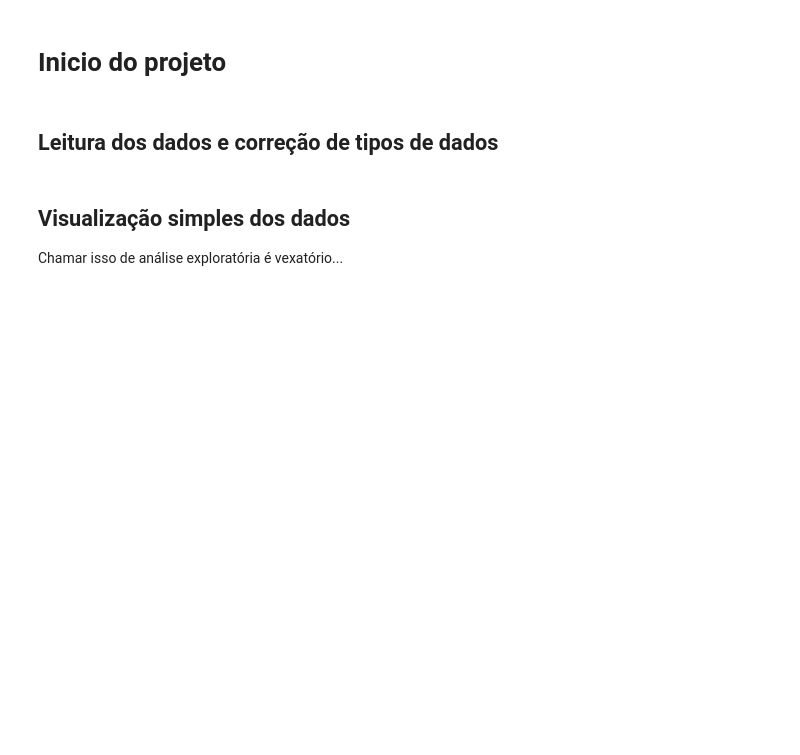
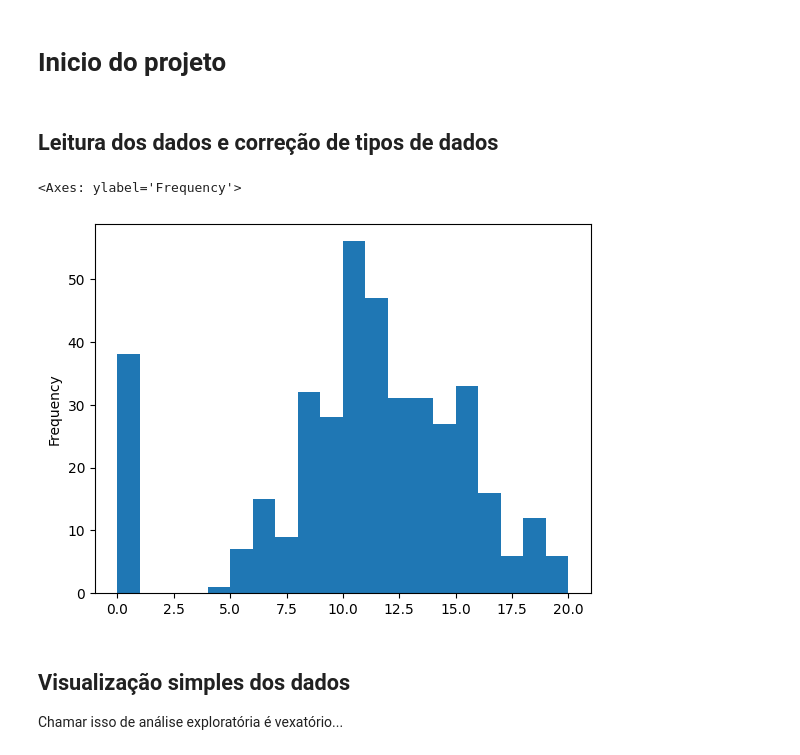
Before and after one commit to LucaMizrahi/MachineLearning, a Jupyter notebook: Projeto1/projeto.ipynb, the cells around one changed output. Drawn from its saved outputs; the diff is of its cells as text; code cells hidden in the pictures; blank space fills up the shorter version.

```diff
--- a/Projeto1/projeto.ipynb
+++ b/Projeto1/projeto.ipynb
@@ -88,3 +86,10 @@ DATA_DIR = Path.cwd()
+# %%
+DATA_DIR = Path.cwd()
+df_teste = pd.read_csv(DATA_DIR / 'data.csv')
+df_teste['grade'].plot(kind='hist', bins=20)
+# %% [output]
+<Axes: ylabel='Frequency'>
+[figure, added]
 # %%
 def load_data(data_dir: Path = DATA_DIR) -> pd.DataFrame:
     # Read data and fix column types.
```
Also changed, not shown: parts of 28 cells of this notebook, 2 other files.
